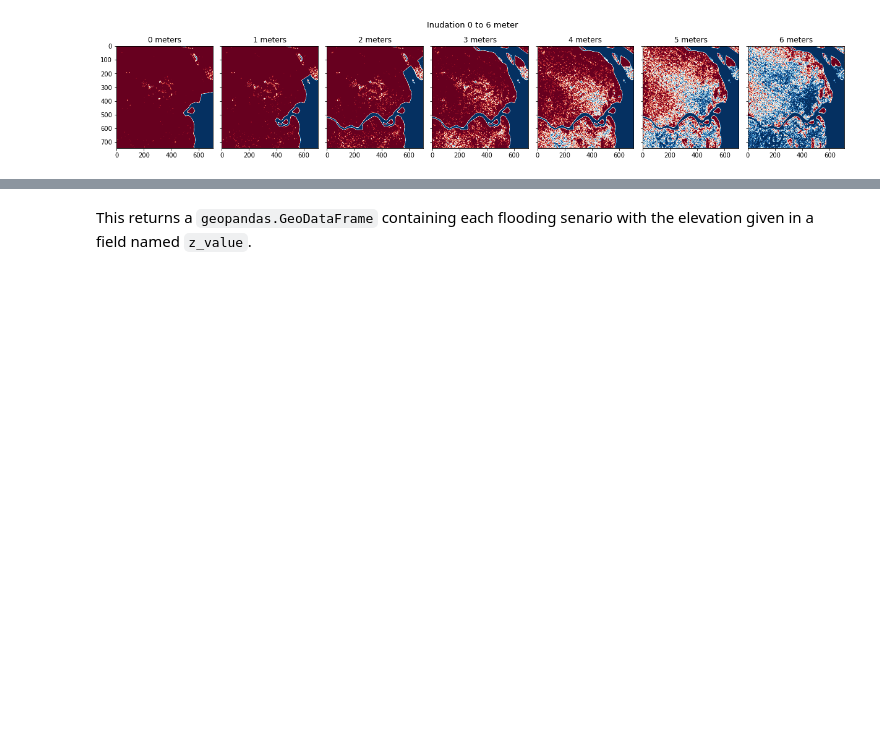
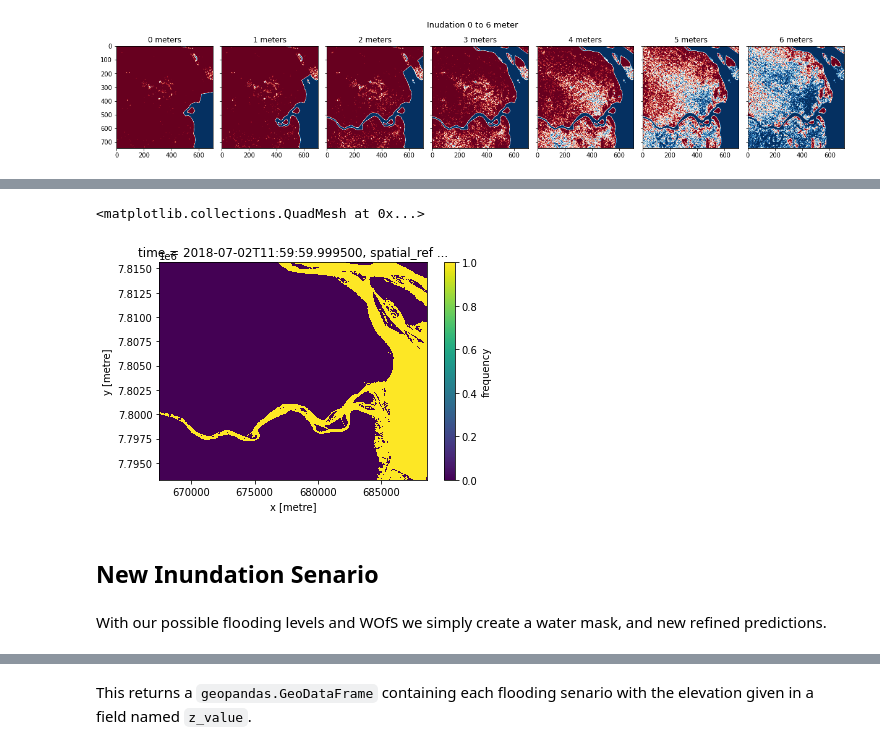
Before and after one commit to AdrianKriger/deafrica-sandbox-notebooks, a Jupyter notebook: Real_world_examples/Coastal_Inundation_Tool.ipynb, the cells around one changed output, grey strips where cells are left out. Saved outputs shown, nothing was run; the diff lists cells and outputs as text; code cells hidden in the pictures; blank space fills up the shorter version.

Commit message:
refinedPrediction

```diff
--- a/Real_world_examples/Coastal_Inundation_Tool.ipynb
+++ b/Real_world_examples/Coastal_Inundation_Tool.ipynb
@@ -239,0 +280,3 @@ plt.show()
+# %%
+mask_with90 = wofls.squeeze().frequency >= 0.9
+mask_with90.values
@@ -239,0 +291,10 @@ plt.show()
+# %%
+#plot
+mask_with90.plot()
+# %% [output]
+<matplotlib.collections.QuadMesh at 0x...>
+[figure, added]
+# %% [markdown]
+## New Inundation Senario
+# %% [markdown]
+With our possible flooding levels and WOfS we simply create a water mask, and new refined predictions.
```
Also changed, not shown: parts of 39 cells of this notebook.
